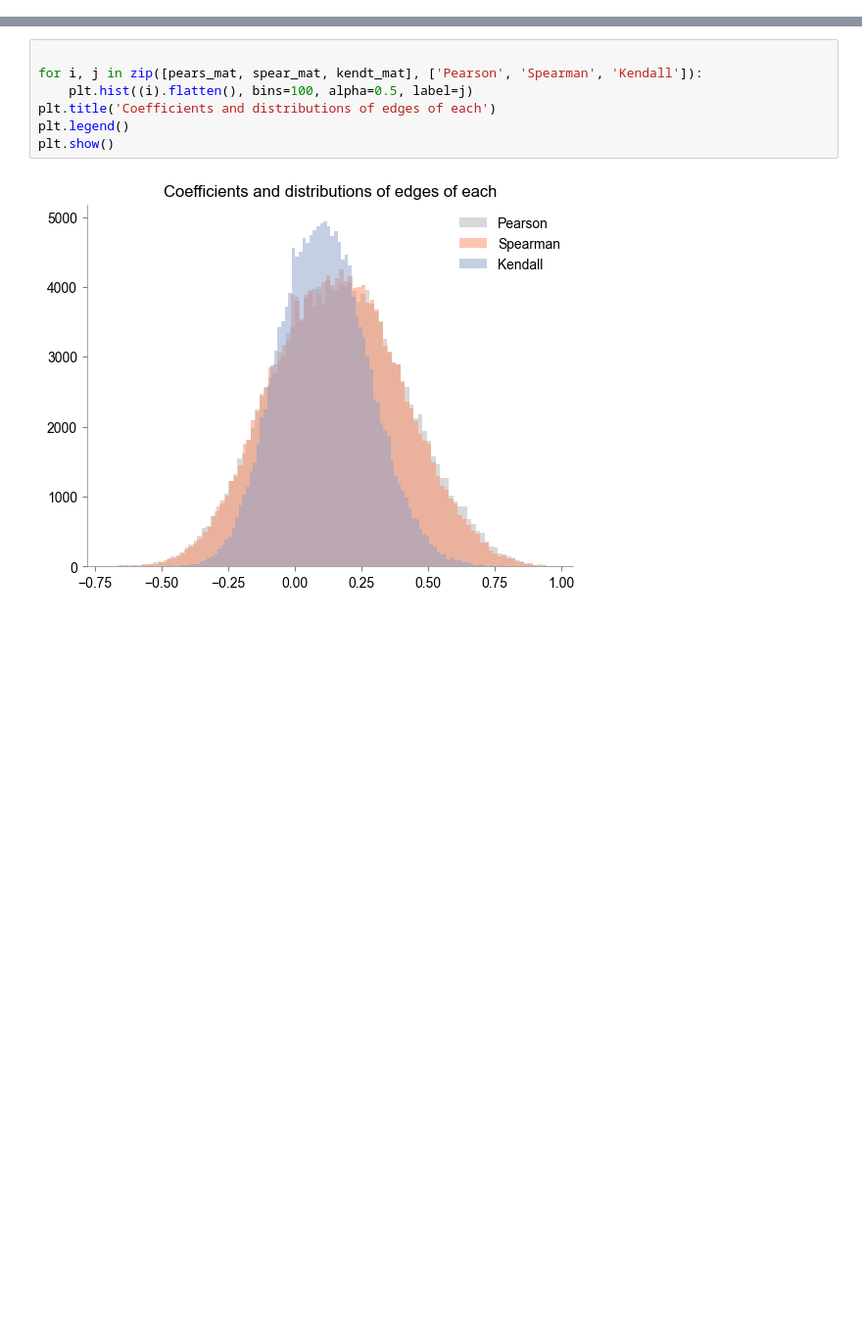
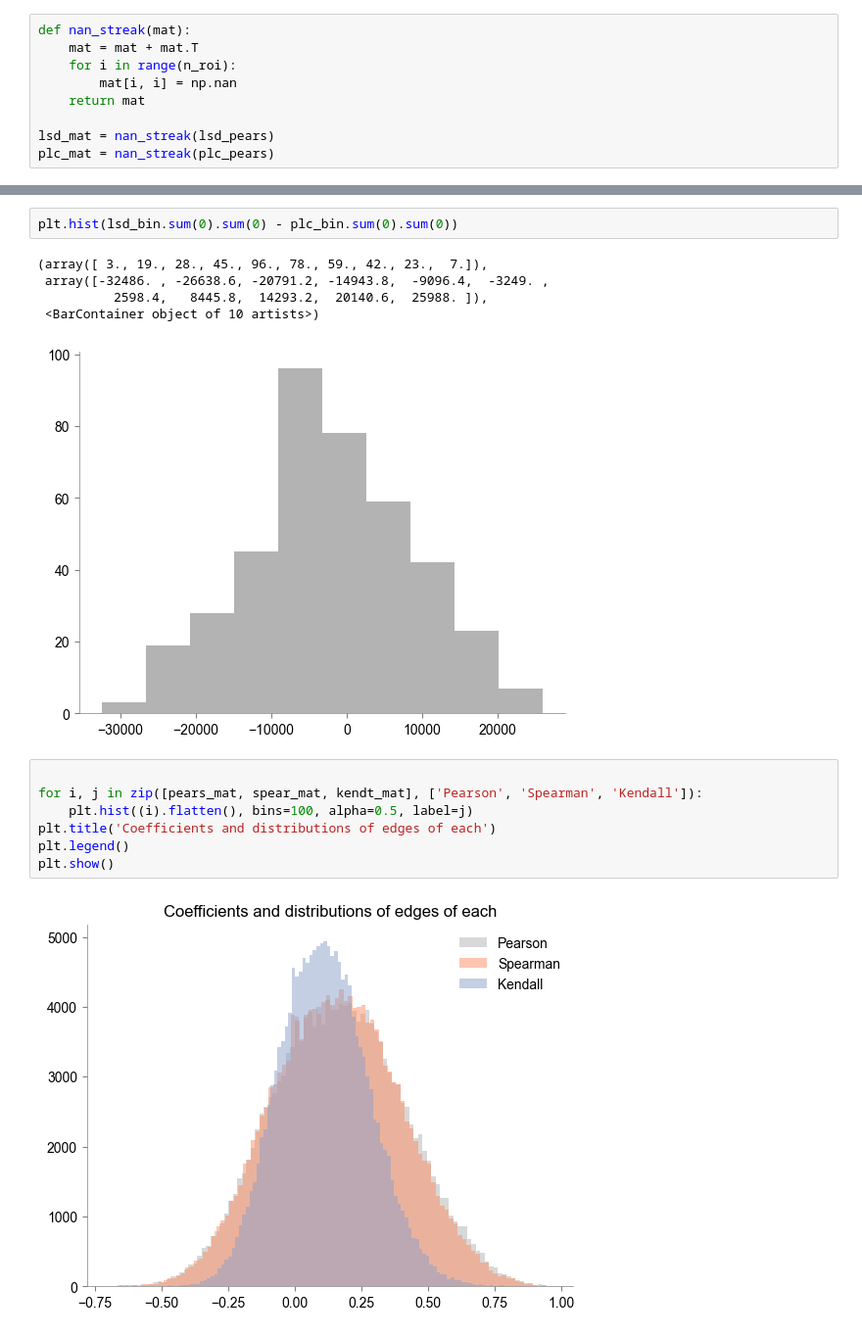
Before and after one commit to imengus/fmri, a Jupyter notebook: frus.ipynb, the cells around one changed output, grey strips where cells are left out. Shown at 98% size. Cells and saved outputs as stored; diff of their text form; blank space fills up the shorter version.

```diff
--- a/frus.ipynb
+++ b/frus.ipynb
@@ -52,3 +53,12 @@ bin = np.ceil(mat) * 2 -1
+# %%
+def nan_streak(mat):
+    mat = mat + mat.T
+    for i in range(n_roi):
+        mat[i, i] = np.nan
+    return mat
+
+lsd_mat = nan_streak(lsd_pears)
+plc_mat = nan_streak(plc_pears)
 # %%
 fig, ax = plt.subplots(1, 2)
 ax[0].set_aspect('equal')
@@ -112,3 +103,11 @@ kendt_mat += kendt_mat.T
+# %%
+plt.hist(lsd_bin.sum(0).sum(0) - plc_bin.sum(0).sum(0))
+# %% [output]
+(array([ 3., 19., 28., 45., 96., 78., 59., 42., 23.,  7.]),
+ array([-32486. , -26638.6, -20791.2, -14943.8,  -9096.4,  -3249. ,
+          2598.4,   8445.8,  14293.2,  20140.6,  25988. ]),
+ <BarContainer object of 10 artists>)
+[figure, added]
 # %%
 
 for i, j in zip([pears_mat, spear_mat, kendt_mat], ['Pearson', 'Spearman', 'Kendall']):
```
Also changed, not shown: parts of 25 cells of this notebook.
